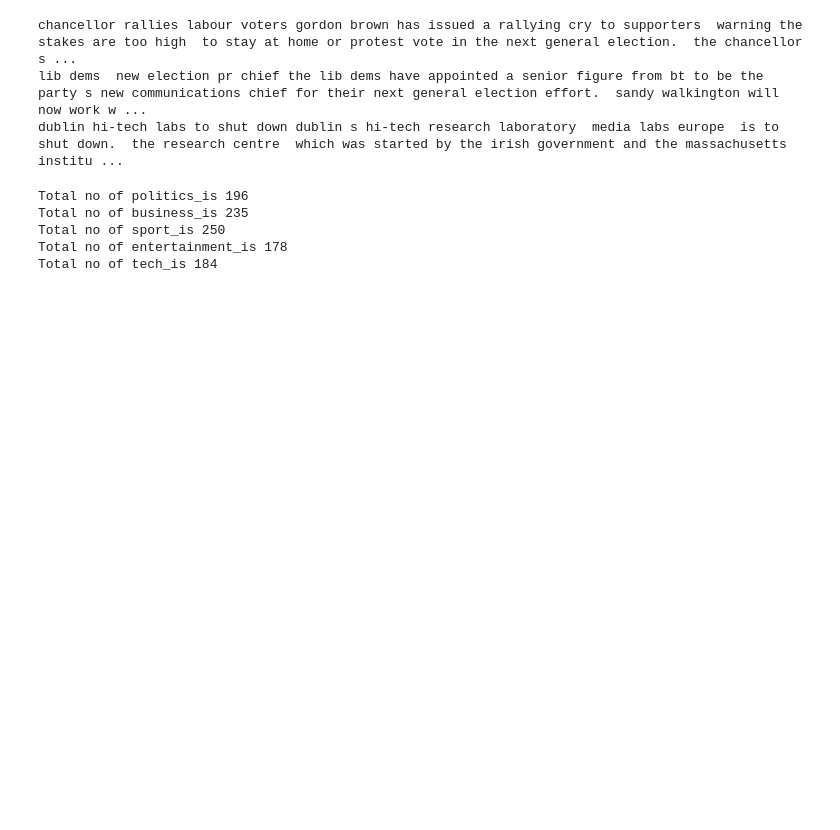
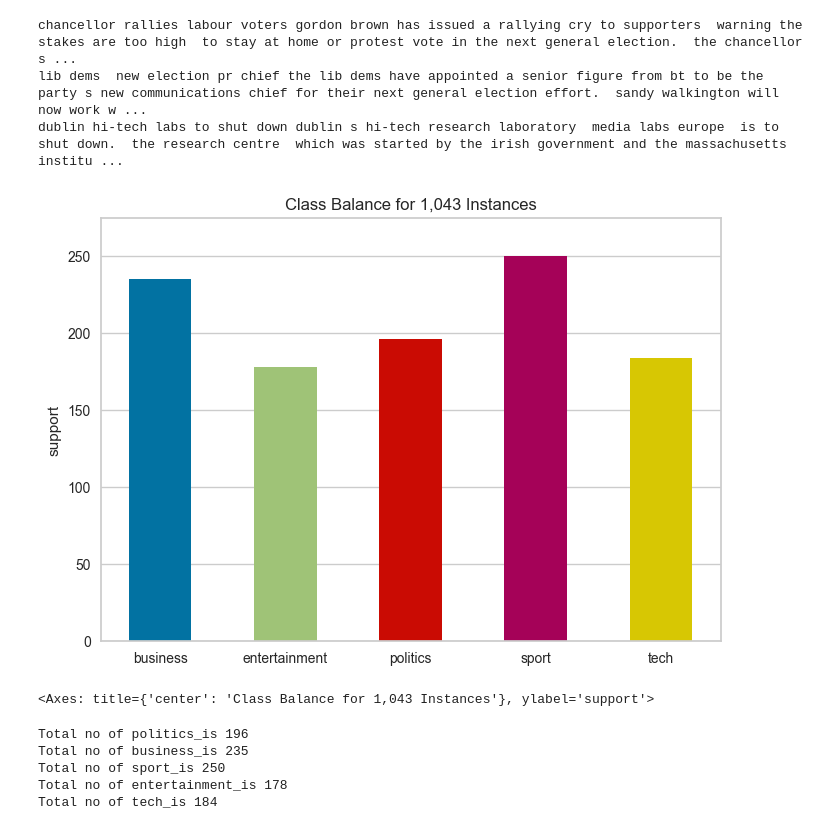
Before and after one commit to rileydrizzy/news_classification, a Jupyter notebook: news_classification.ipynb, the cells around one changed output. Drawn from its saved outputs; the diff is of its cells as text; code cells hidden in the pictures; blank space fills up the shorter version.

```diff
--- a/news_classification.ipynb
+++ b/news_classification.ipynb
@@ -78,6 +71,14 @@ print(train_df.iloc[245,1])
 chancellor rallies labour voters gordon brown has issued a rallying cry to supporters  warning the  stakes are too high  to stay at home or protest vote in the next general election.  the chancellor s ...
 lib dems  new election pr chief the lib dems have appointed a senior figure from bt to be the party s new communications chief for their next general election effort.  sandy walkington will now work w ...
 dublin hi-tech labs to shut down dublin s hi-tech research laboratory  media labs europe  is to shut down.  the research centre  which was started by the irish government and the massachusetts institu ...
+# %%
+from yellowbrick.target import ClassBalance
+viz = ClassBalance()
+viz.fit(train_df['Category'])
+viz.show()
+# %% [output]
+[figure, added]
+<Axes: title={'center': 'Class Balance for 1,043 Instances'}, ylabel='support'>
 # %%
 counts = train_df['Category'].value_counts()
 for col in target_names:
```
Also changed, not shown: parts of 18 cells of this notebook, 2 other files.
